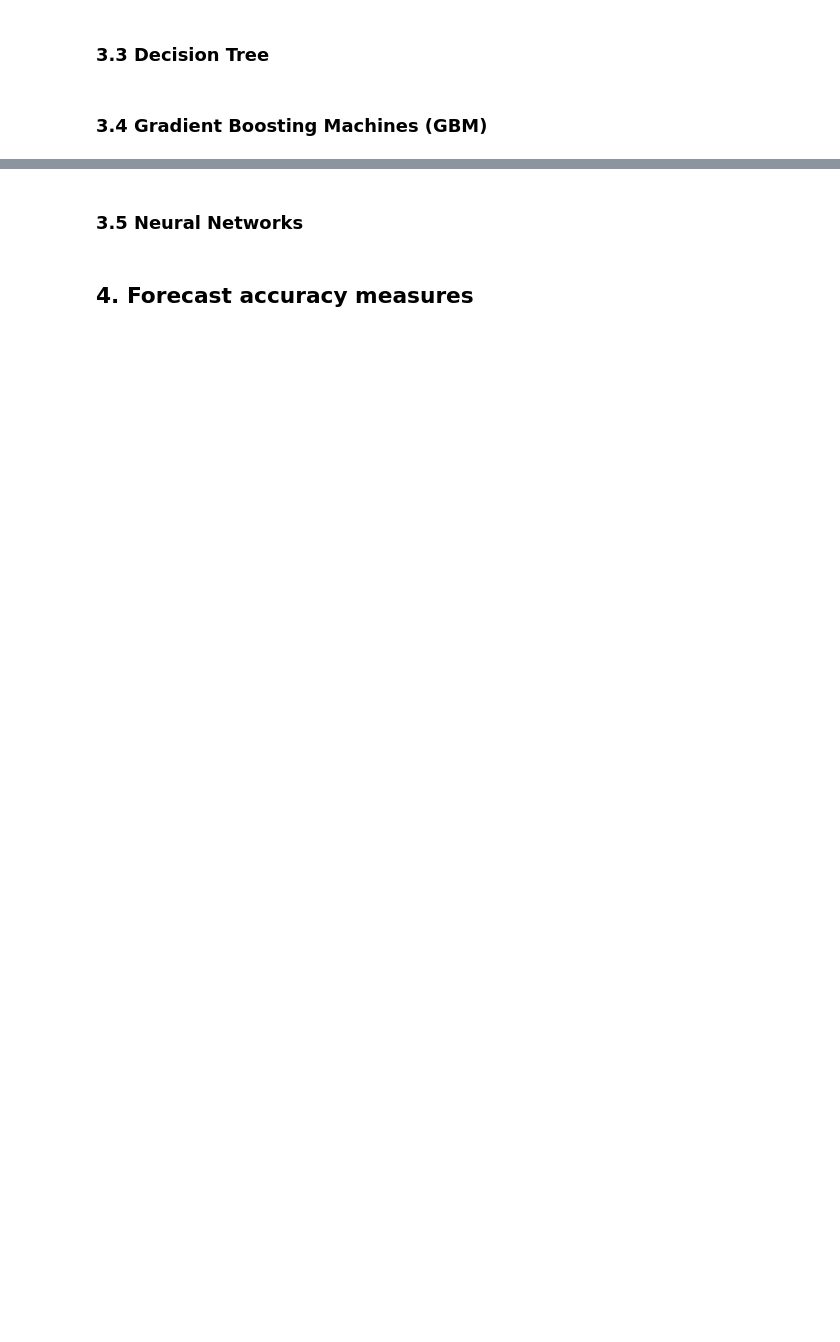
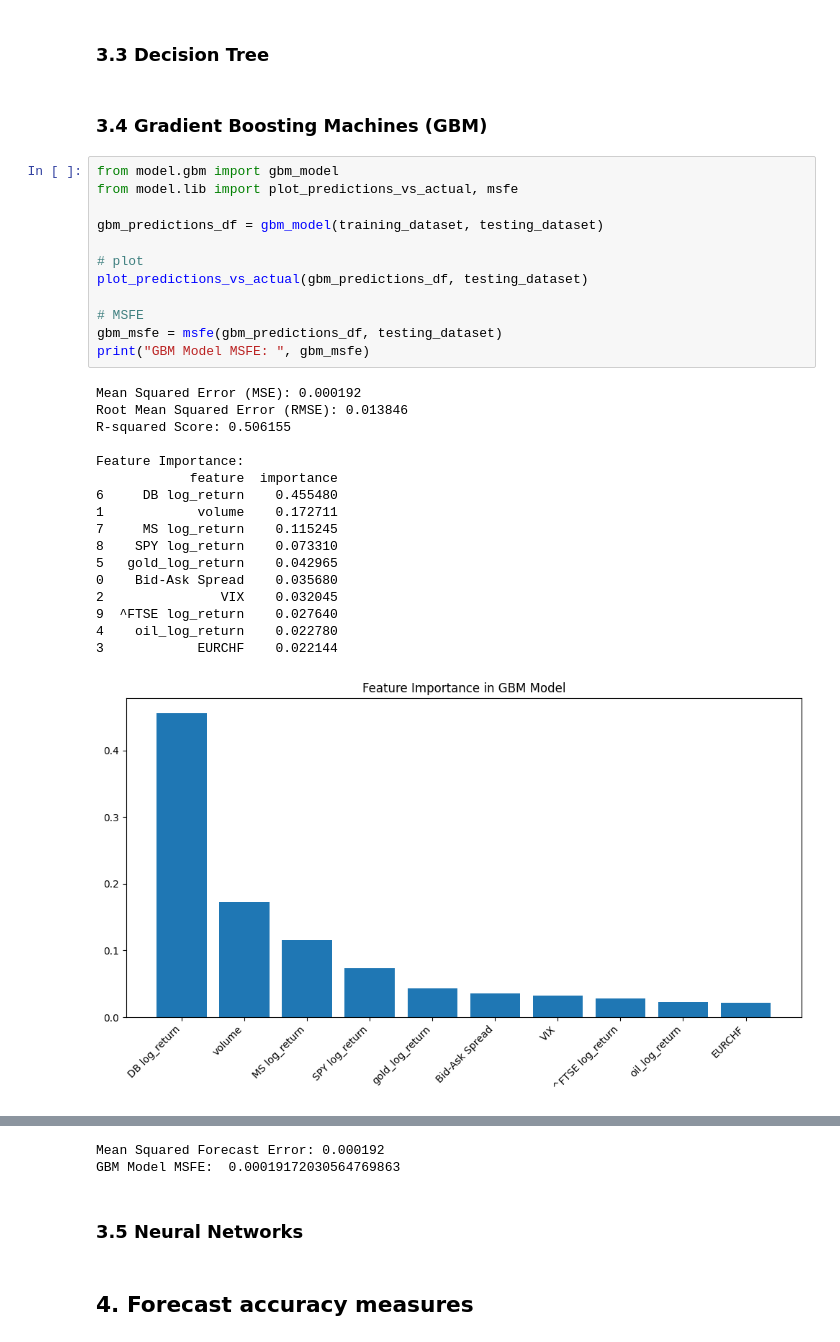
Before and after one commit to CynthiaShiyue/IDS789-Financial-Model-Project, a Jupyter notebook: final_report.ipynb, the cells around one changed output, grey strips where cells are left out. Saved outputs shown, nothing was run; the diff lists cells and outputs as text; blank space fills up the shorter version.

```diff
--- a/final_report.ipynb
+++ b/final_report.ipynb
@@ -158,3 +172,33 @@ Bayesian Model MSFE:  0.00018091068219435952
 ### 3.3 Decision Tree
 # %% [markdown]
 ### 3.4 Gradient Boosting Machines (GBM)
+# %%
+from model.gbm import gbm_model
+from model.lib import plot_predictions_vs_actual, msfe
+
+gbm_predictions_df = gbm_model(training_dataset, testing_dataset)
+
+# plot
+plot_predictions_vs_actual(gbm_predictions_df, testing_dataset)
+
+# MSFE
+gbm_msfe = msfe(gbm_predictions_df, testing_dataset)
+print("GBM Model MSFE: ", gbm_msfe)
+# %% [output]
+Mean Squared Error (MSE): 0.000192
+Root Mean Squared Error (RMSE): 0.013846
+R-squared Score: 0.506155
+
+Feature Importance:
+            feature  importance
+6     DB log_return    0.455480
+1            volume    0.172711
+7     MS log_return    0.115245
+8    SPY log_return    0.073310
+5   gold_log_return    0.042965
+0    Bid-Ask Spread    0.035680
+2               VIX    0.032045
+9  ^FTSE log_return    0.027640
+4    oil_log_return    0.022780
+3            EURCHF    0.022144
+[figure, added]
@@ -161,3 +207,5 @@ Bayesian Model MSFE:  0.00018091068219435952
+Mean Squared Forecast Error: 0.000192
+GBM Model MSFE:  0.00019172030564769863
 # %% [markdown]
 ### 3.5 Neural Networks
 # %% [markdown]
```
Also changed, not shown: parts of 12 cells of this notebook, 3 other files.
